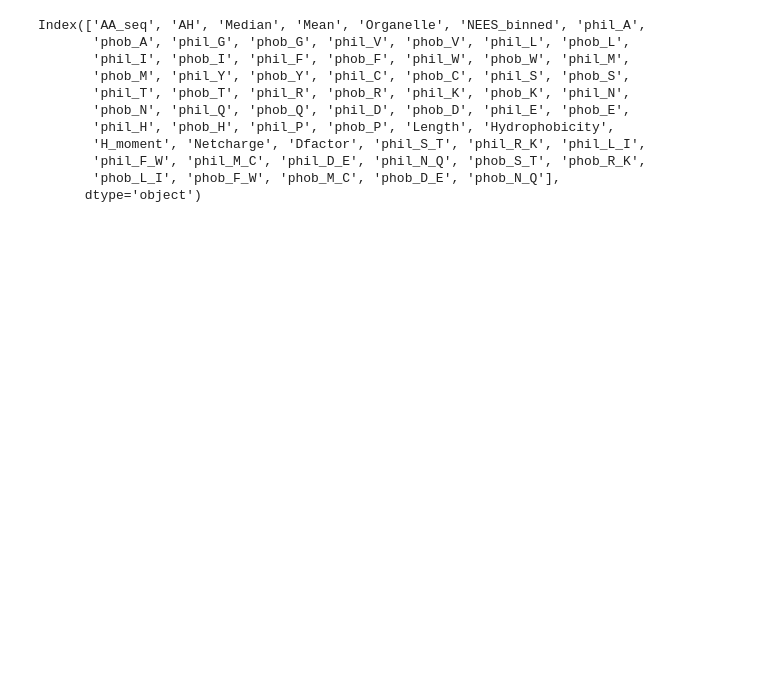
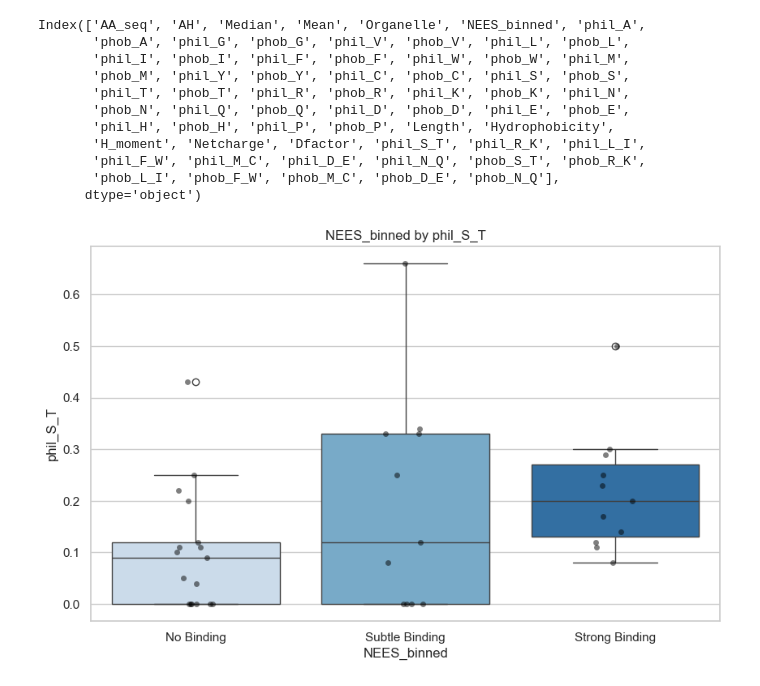
Before and after one commit to shokenlee/AH_AAcomposition, a Jupyter notebook: BinnedNEES_AAcomp_plot.ipynb, the cells around one changed output. Saved outputs shown, nothing was run; the diff lists cells and outputs as text; code cells hidden in the pictures; blank space fills up the shorter version.

```diff
--- a/BinnedNEES_AAcomp_plot.ipynb
+++ b/BinnedNEES_AAcomp_plot.ipynb
@@ -29,0 +32,17 @@ order = ['No Response', 'Moderate Response', 'High Response', 'Very High Respons
+# %%
+# A bespoke funtion for plotting
+def myplot(df, x, y):
+    # Create a box plot for the new column 'phob_V' by 'NEES_binned'
+    plt.figure(figsize=(10, 6))
+    sns.boxplot(x=x, y=y, data=df, order=order, palette="Blues")
+    # Add scatter points jittered for better visualization
+    sns.stripplot(x=x, y=y, data=df, order=order, color='black', jitter=True, alpha=0.5)
+
+    plt.title(f'{x} by {y}')
+    plt.xlabel(x)
+    plt.ylabel(y)
+    plt.show()
+# %%
+myplot(df=df, x='NEES_binned', y='phil_S_T')
+# %% [output]
+[figure, added]
```
Also changed, not shown: parts of 15 cells of this notebook, 4 other files.
